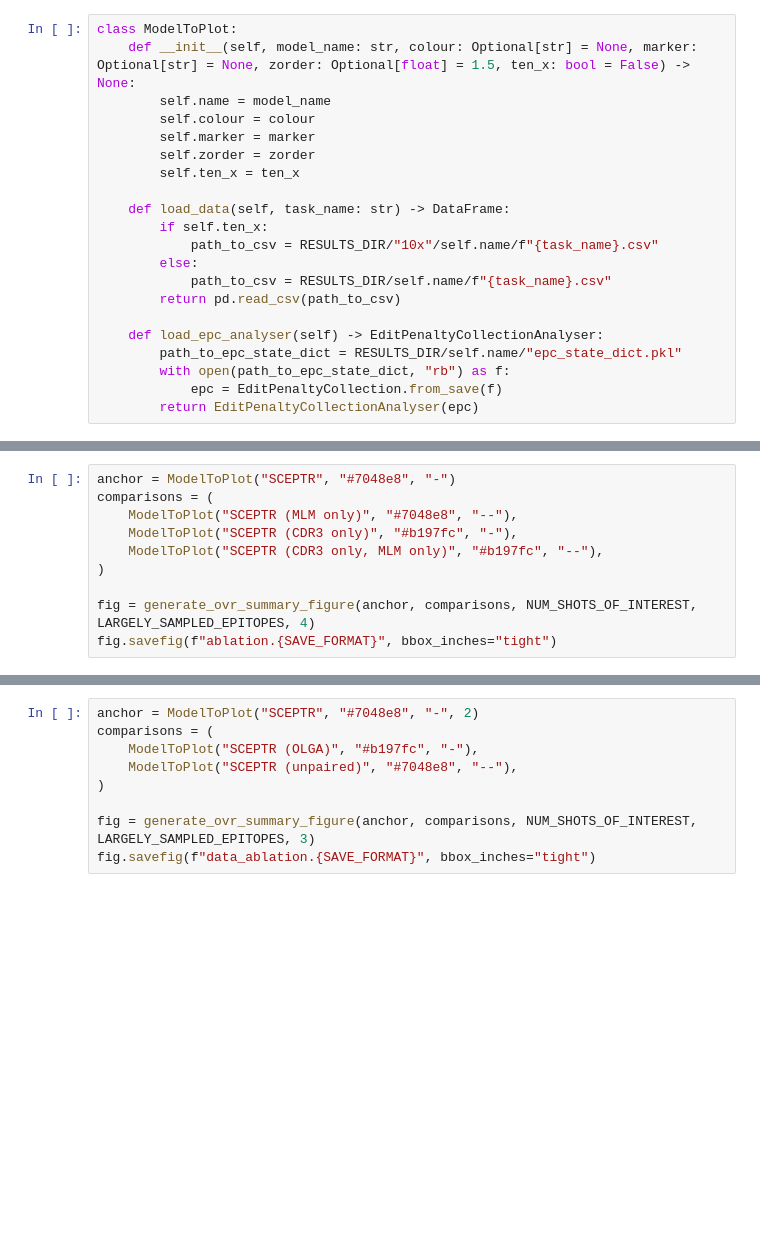
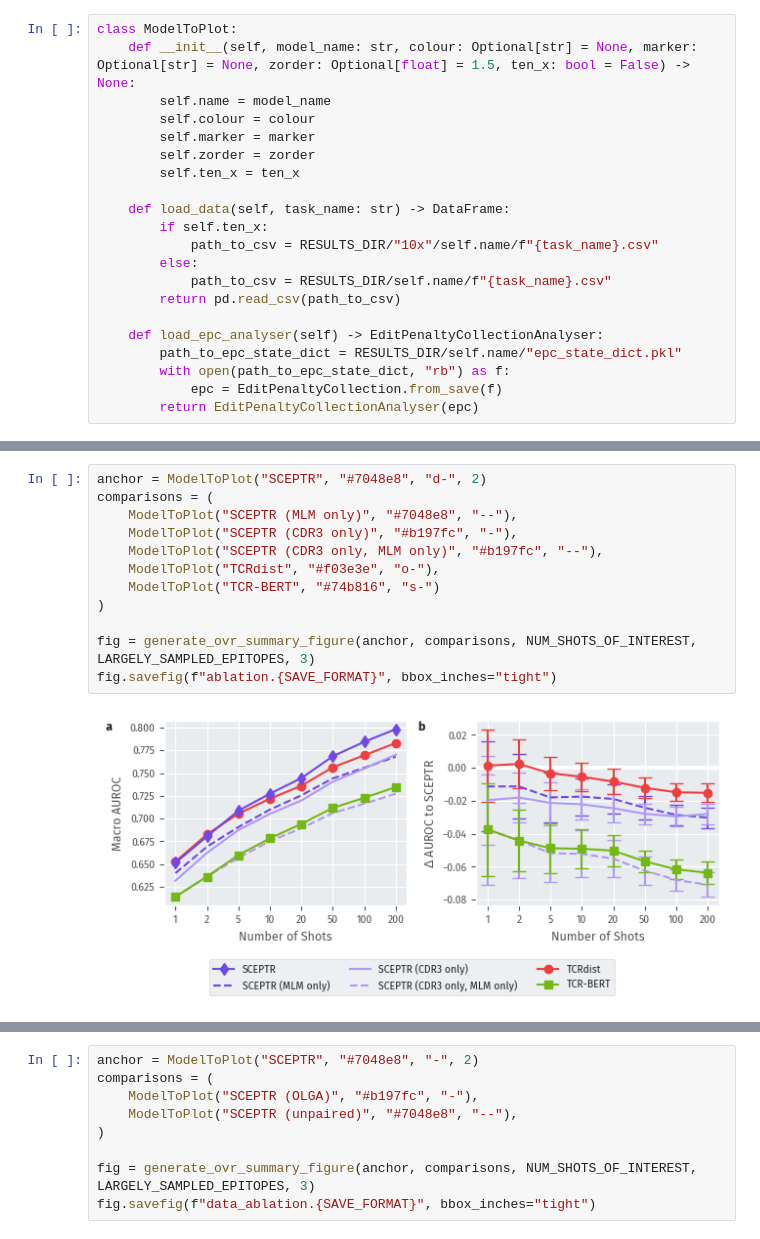
Before and after one commit to yutanagano/sceptr_publication_analyses, a Jupyter notebook: notebooks/plot_generation.ipynb, the cells around one changed output, grey strips where cells are left out. Saved outputs shown, nothing was run; the diff lists cells and outputs as text; blank space fills up the shorter version.

```diff
--- a/notebooks/plot_generation.ipynb
+++ b/notebooks/plot_generation.ipynb
@@ -130,13 +192,17 @@ fig.savefig(f"shootout.{SAVE_FORMAT}", bbox_inches="tight")
 # %%
-anchor = ModelToPlot("SCEPTR", "#7048e8", "-")
+anchor = ModelToPlot("SCEPTR", "#7048e8", "d-", 2)
 comparisons = (
     ModelToPlot("SCEPTR (MLM only)", "#7048e8", "--"),
     ModelToPlot("SCEPTR (CDR3 only)", "#b197fc", "-"),
     ModelToPlot("SCEPTR (CDR3 only, MLM only)", "#b197fc", "--"),
+    ModelToPlot("TCRdist", "#f03e3e", "o-"),
+    ModelToPlot("TCR-BERT", "#74b816", "s-")
 )
 
-fig = generate_ovr_summary_figure(anchor, comparisons, NUM_SHOTS_OF_INTEREST, LARGELY_SAMPLED_EPITOPES, 4)
+fig = generate_ovr_summary_figure(anchor, comparisons, NUM_SHOTS_OF_INTEREST, LARGELY_SAMPLED_EPITOPES, 3)
 fig.savefig(f"ablation.{SAVE_FORMAT}", bbox_inches="tight")
+# %% [output]
+[figure, added]
 # %%
 anchor = ModelToPlot("SCEPTR", "#7048e8", "-", 2)
 comparisons = (
```
Also changed, not shown: parts of 7 cells of this notebook.
